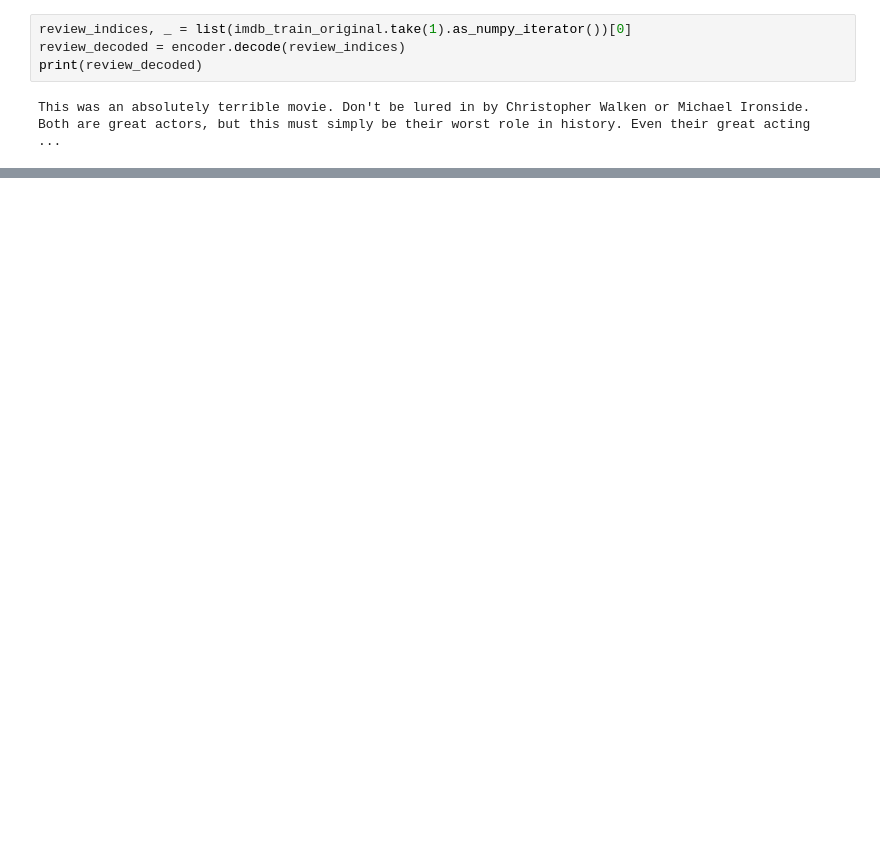
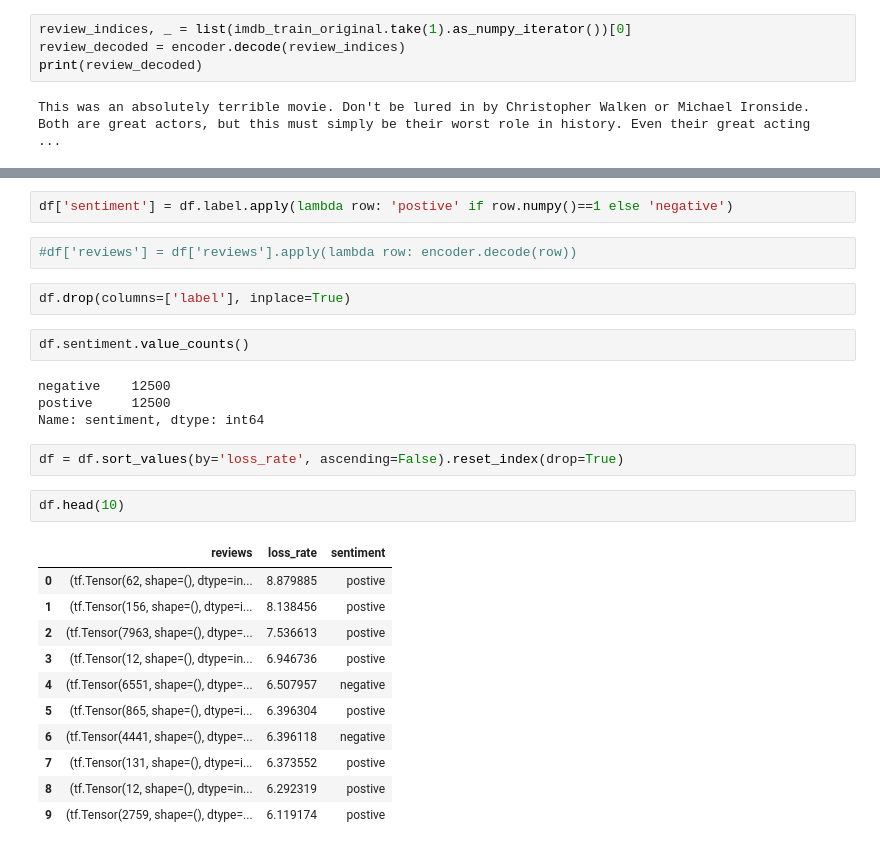
Before and after one commit to NAVSmith/DL_pipelines, a Jupyter notebook: nlp_pipeline.ipynb, the cells around one changed output, grey strips where cells are left out. Drawn from its saved outputs; the diff is of its cells as text; blank space fills up the shorter version.

```diff
--- a/nlp_pipeline.ipynb
+++ b/nlp_pipeline.ipynb
@@ -269,0 +366,28 @@ loss, accuracy
+# %%
+df['sentiment'] = df.label.apply(lambda row: 'postive' if row.numpy()==1 else 'negative')
+# %%
+#df['reviews'] = df['reviews'].apply(lambda row: encoder.decode(row))
+# %%
+df.drop(columns=['label'], inplace=True)
+# %%
+df.sentiment.value_counts()
+# %% [output]
+negative    12500
+postive     12500
+Name: sentiment, dtype: int64
+# %%
+df = df.sort_values(by='loss_rate', ascending=False).reset_index(drop=True)
+# %%
+df.head(10)
+# %% [output]
+|  | reviews | loss_rate | sentiment |
+| 0 | (tf.Tensor(62, shape=(), dtype=in... | 8.879885 | postive |
+| 1 | (tf.Tensor(156, shape=(), dtype=i... | 8.138456 | postive |
+| 2 | (tf.Tensor(7963, shape=(), dtype=... | 7.536613 | postive |
+| 3 | (tf.Tensor(12, shape=(), dtype=in... | 6.946736 | postive |
+| 4 | (tf.Tensor(6551, shape=(), dtype=... | 6.507957 | negative |
+| 5 | (tf.Tensor(865, shape=(), dtype=i... | 6.396304 | postive |
+| 6 | (tf.Tensor(4441, shape=(), dtype=... | 6.396118 | negative |
+| 7 | (tf.Tensor(131, shape=(), dtype=i... | 6.373552 | postive |
+| 8 | (tf.Tensor(12, shape=(), dtype=in... | 6.292319 | postive |
+| 9 | (tf.Tensor(2759, shape=(), dtype=... | 6.119174 | postive |
```
Also changed, not shown: parts of 23 cells of this notebook, 1 other file.
